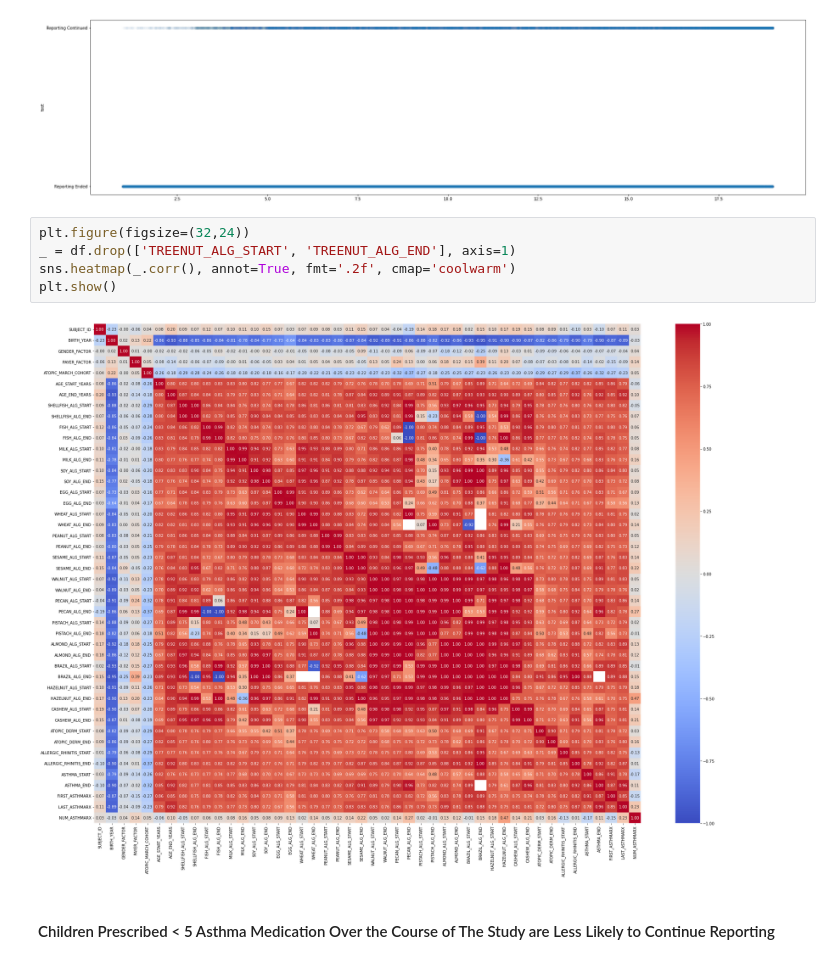
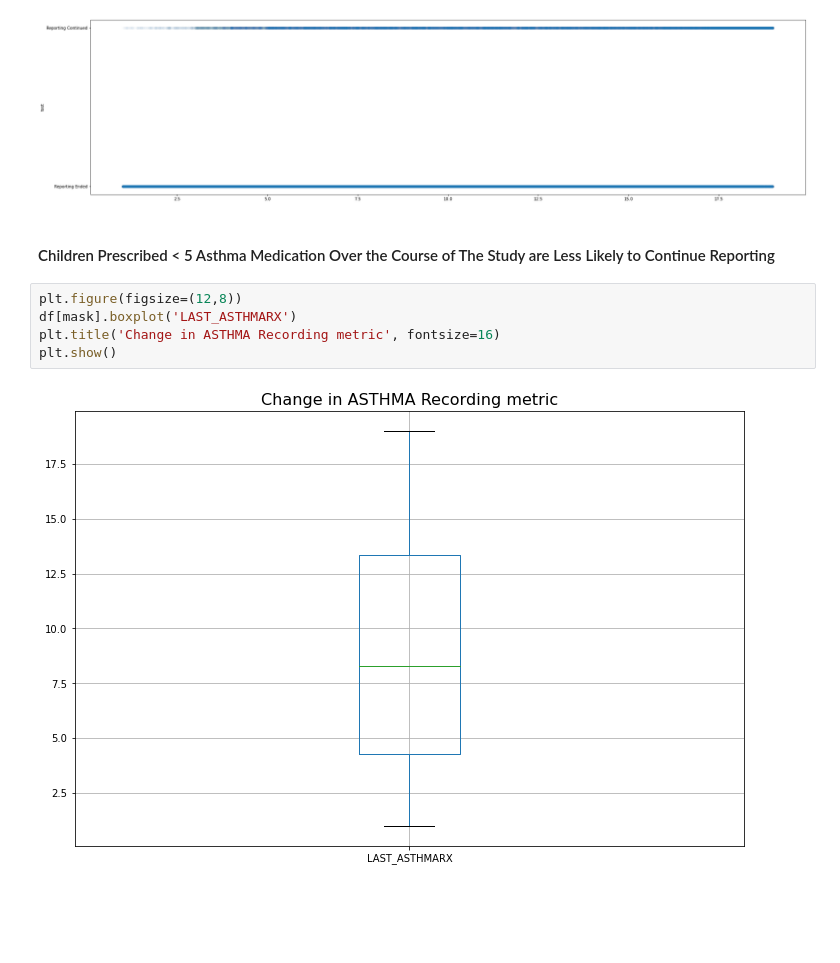
Before and after one commit to CharlesPizza/ChildhoodAllergies, a Jupyter notebook: Exploration.ipynb, the cells around one changed output. Cells and saved outputs as stored; diff of their text form; blank space fills up the shorter version.

Commit message:
Added plots

```diff
--- a/Exploration.ipynb
+++ b/Exploration.ipynb
@@ -370,12 +370,12 @@ plt.yticks([0, 1], ['Reporting Ended', 'Reporting Continued'])
 plt.show()
 # %% [output]
 [figure]
-# %%
-plt.figure(figsize=(32,24))
-_ = df.drop(['TREENUT_ALG_START', 'TREENUT_ALG_END'], axis=1)
-sns.heatmap(_.corr(), annot=True, fmt='.2f', cmap='coolwarm')
-plt.show()
-# %% [output]
-[figure, old version]
 # %% [markdown]
 #### Children Prescribed < 5 Asthma Medication Over the Course of The Study are Less Likely to Continue Reporting
+# %%
+plt.figure(figsize=(12,8))
+df[mask].boxplot('LAST_ASTHMARX')
+plt.title('Change in ASTHMA Recording metric', fontsize=16)
+plt.show()
+# %% [output]
+[figure, added]
```
Also changed, not shown: parts of 7 cells of this notebook.
